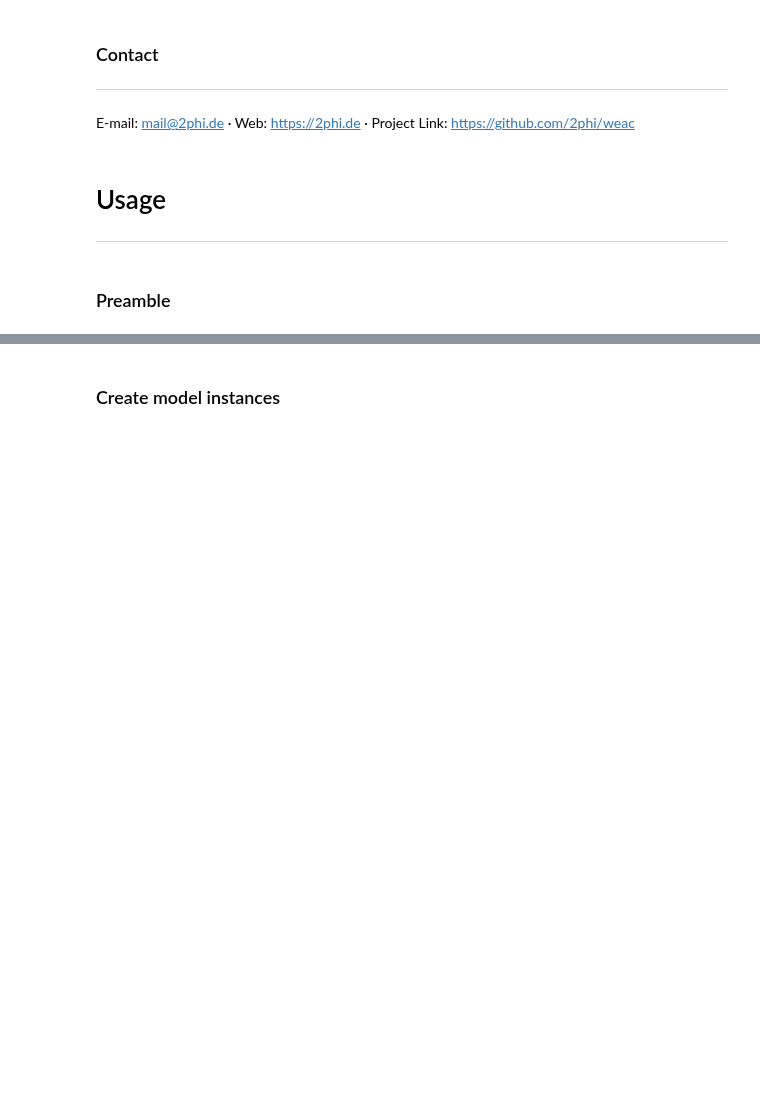
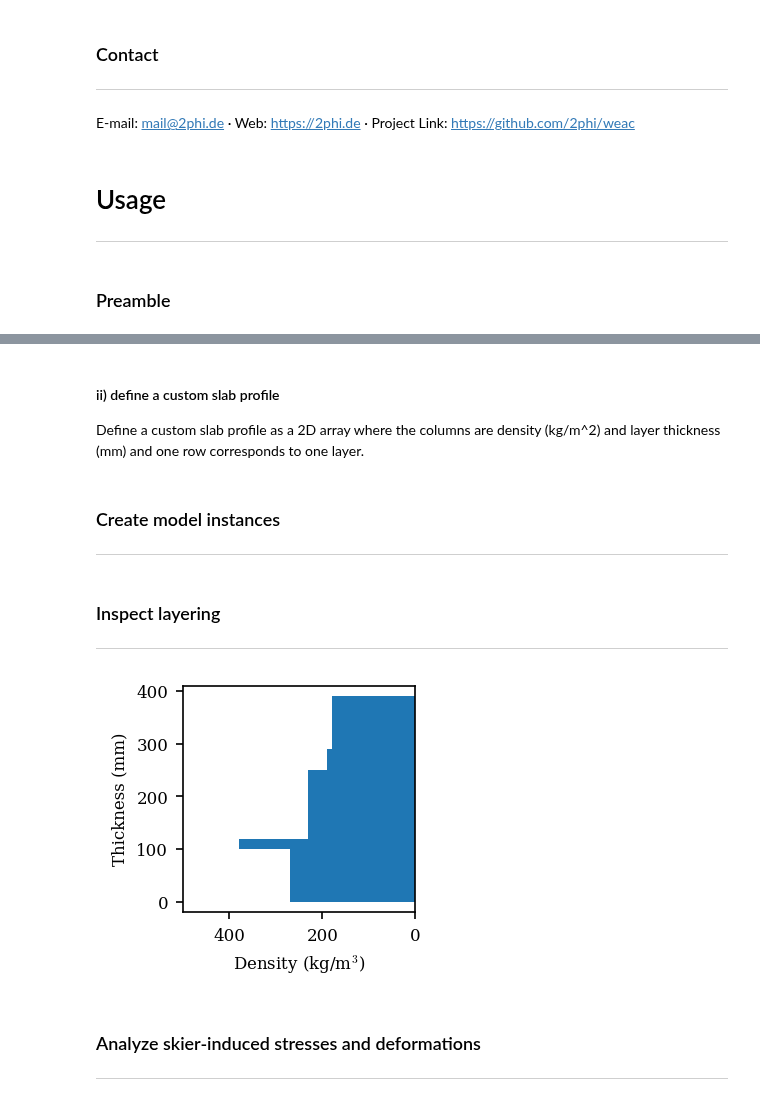
Before and after one commit to 2phi/weac, a Jupyter notebook: demo/demo.ipynb, the cells around one changed output, grey strips where cells are left out. Cells and saved outputs as stored; diff of their text form; code cells hidden in the pictures; blank space fills up the shorter version.

```diff
--- a/demo/demo.ipynb
+++ b/demo/demo.ipynb
@@ -75,15 +93,33 @@ plt.rcParams['figure.dpi'] = 150
+# %% [markdown]
+#### ii) define a custom slab profile
+
+Define a custom slab profile as a 2D array where the columns are density (kg/m^2) and layer thickness (mm) and one row corresponds to one layer.
+# %%
+# Custom profile
+myprofile = [[180, 100],
+             [190,  40],
+             [230, 130],
+             [380,  20],
+             [270, 100]]
 # %% [markdown]
 ### Create model instances
+---
 # %%
-# Propagation saw test with homogeneous snow slab
-pst = weac.Layered(system='pst'x)
+# One skier on homogeneous default slab
+skier = weac.Layered(system='skier') # layers='comp'
 
-# One skier on slab with profile B
-skier_on_B = weac.Layered(
-    system='skier',
-    mat='profile.B')
+# Multiple skiers on slab with database profile B
+skiers_on_B = weac.Layered(system='skiers', layers='profile B')
 
-# Multiple skiers on slab with profile C
-skiers_on_C = weac.Layered(
-    system='skiers',
-    mat='profile.C')
+# Propagation saw test cut from the right side with custom layering
+pst_cut_right = weac.Layered(system='pst-', layers=myprofile)
+# %% [markdown]
+### Inspect layering
+---
+# %%
+weac.plot.slab_profile(pst_cut_right)
+# %% [output]
+[figure, added]
+# %% [markdown]
+### Analyze skier-induced stresses and deformations
+---
```
Also changed, not shown: parts of 35 cells of this notebook, 11 other files.
